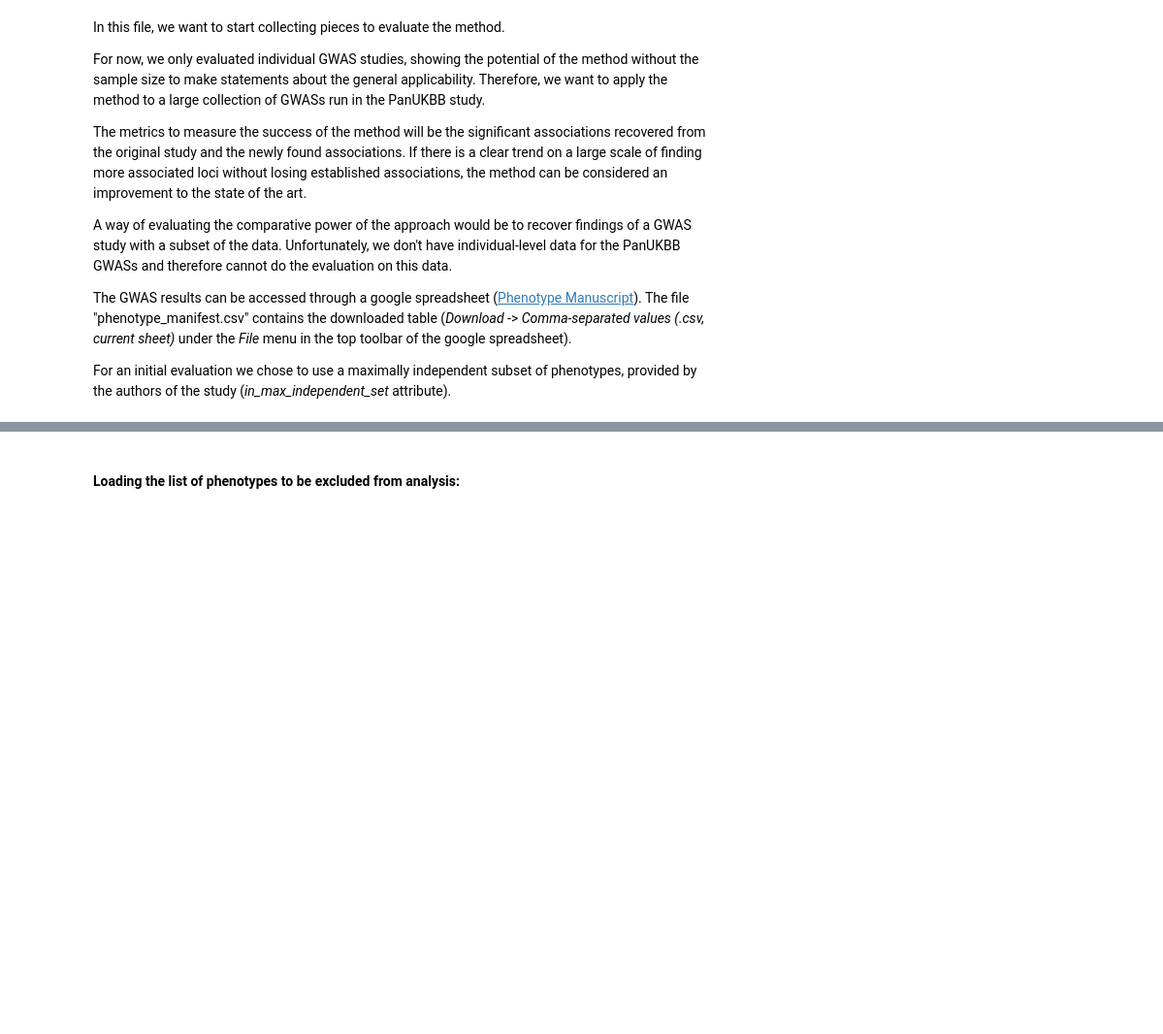
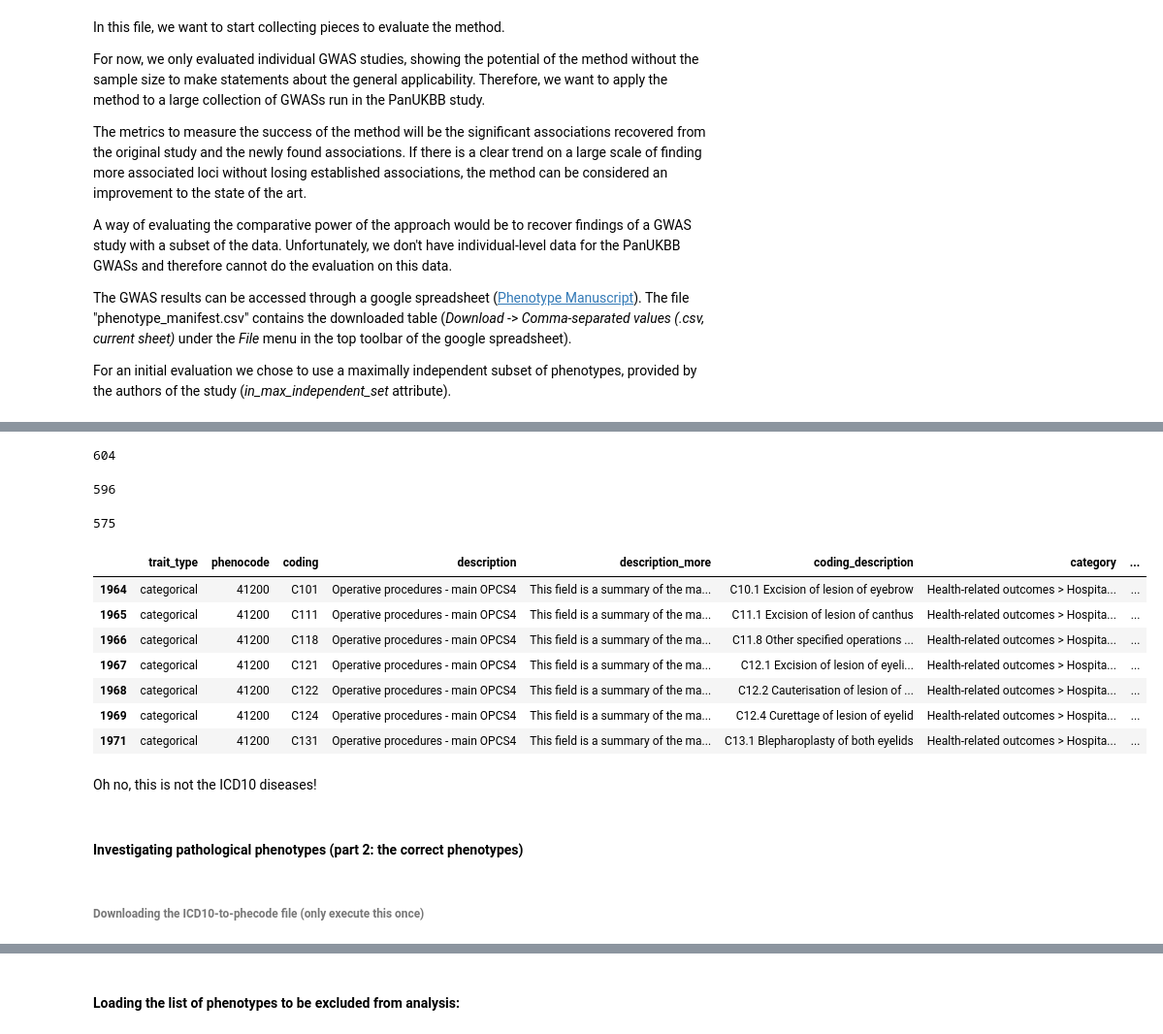
Before and after one commit to BoevaLab/GWAS-power, a Jupyter notebook: main-evaluation.ipynb, the cells around one changed output, grey strips where cells are left out. Shown: that part at 97% size. Drawn from its saved outputs; the diff is of its cells as text; code cells hidden in the pictures; blank space fills up the shorter version.

```diff
--- a/main-evaluation.ipynb
+++ b/main-evaluation.ipynb
@@ -48,5 +50,9 @@ phenotype_manifest = pd.read_csv("phenotype_manifest.csv", usecols=[
     # for heritability estimates:
     'sldsc_25bin_h2_observed_EUR',
     # for data cleaning:
-    'phenocode'
+    'phenocode',
+    # for pathological phenotypes:
+    'coding',
+    'coding_description',
+    'n_cases_EUR'
     ])
@@ -52,0 +63,2 @@ phenotype_manifest = pd.read_csv("phenotype_manifest.csv", usecols=[
+# %%
+pathological_phenotypes = phenotype_manifest[phenotype_manifest['phenocode']=='41200']
@@ -52,0 +74,2 @@ phenotype_manifest = pd.read_csv("phenotype_manifest.csv", usecols=[
+# %%
+pathological_phenotypes = pathological_phenotypes[pathological_phenotypes['coding'].str[:3].str.match(r'^[C-R][0-9]{2}$')]
@@ -52,0 +95,29 @@ phenotype_manifest = pd.read_csv("phenotype_manifest.csv", usecols=[
+# %%
+len(pathological_phenotypes)
+# %% [output]
+604
+# %%
+len(pathological_phenotypes[pathological_phenotypes['n_cases_EUR']>100])
+# %% [output]
+596
+# %%
+len(pathological_phenotypes[(pathological_phenotypes['n_cases_EUR']<5000) & (pathological_phenotypes['n_cases_EUR']>100)])
+# %% [output]
+575
+# %%
+pathological_phenotypes[(pathological_phenotypes['n_cases_EUR']<5000) & (pathological_phenotypes['n_cases_EUR']>100)].head(7)
+# %% [output]
+|  | trait_type | phenocode | coding | description | description_more | coding_description | category | ... |
+| 1964 | categorical | 41200 | C101 | Operative procedures - main OPCS4 | This field is a summary of the ma... | C10.1 Excision of lesion of eyebrow | Health-related outcomes > Hospita... | ... |
+| 1965 | categorical | 41200 | C111 | Operative procedures - main OPCS4 | This field is a summary of the ma... | C11.1 Excision of lesion of canthus | Health-related outcomes > Hospita... | ... |
+| 1966 | categorical | 41200 | C118 | Operative procedures - main OPCS4 | This field is a summary of the ma... | C11.8 Other specified operations ... | Health-related outcomes > Hospita... | ... |
+| 1967 | categorical | 41200 | C121 | Operative procedures - main OPCS4 | This field is a summary of the ma... | C12.1 Excision of lesion of eyeli... | Health-related outcomes > Hospita... | ... |
+| 1968 | categorical | 41200 | C122 | Operative procedures - main OPCS4 | This field is a summary of the ma... | C12.2 Cauterisation of lesion of ... | Health-related outcomes > Hospita... | ... |
+| 1969 | categorical | 41200 | C124 | Operative procedures - main OPCS4 | This field is a summary of the ma... | C12.4 Curettage of lesion of eyelid | Health-related outcomes > Hospita... | ... |
+| 1971 | categorical | 41200 | C131 | Operative procedures - main OPCS4 | This field is a summary of the ma... | C13.1 Blepharoplasty of both eyelids | Health-related outcomes > Hospita... | ... |
+# %% [markdown]
+Oh no, this is not the ICD10 diseases!
+# %% [markdown]
+#### Investigating pathological phenotypes (part 2: the correct phenotypes)
+# %% [markdown]
+###### Downloading the ICD10-to-phecode file (only execute this once)
```
Also changed, not shown: parts of 74 cells of this notebook, 7 other files.
